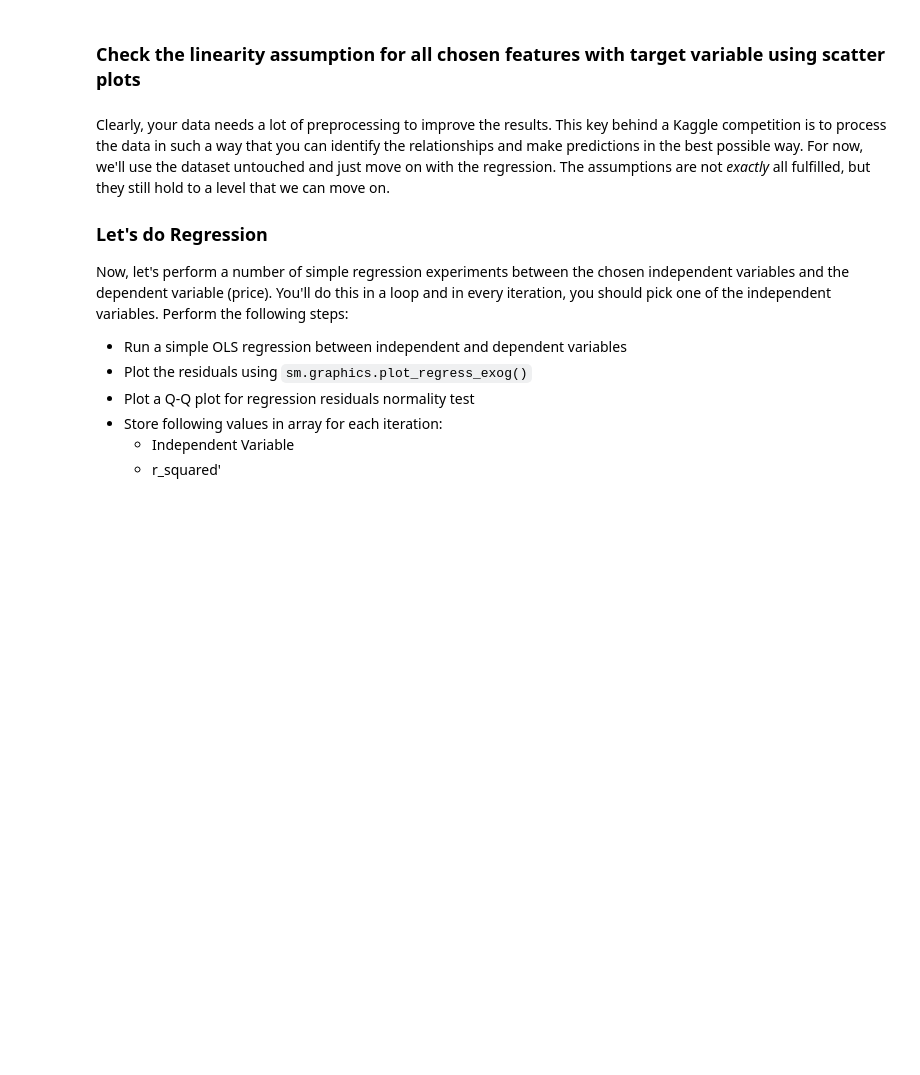
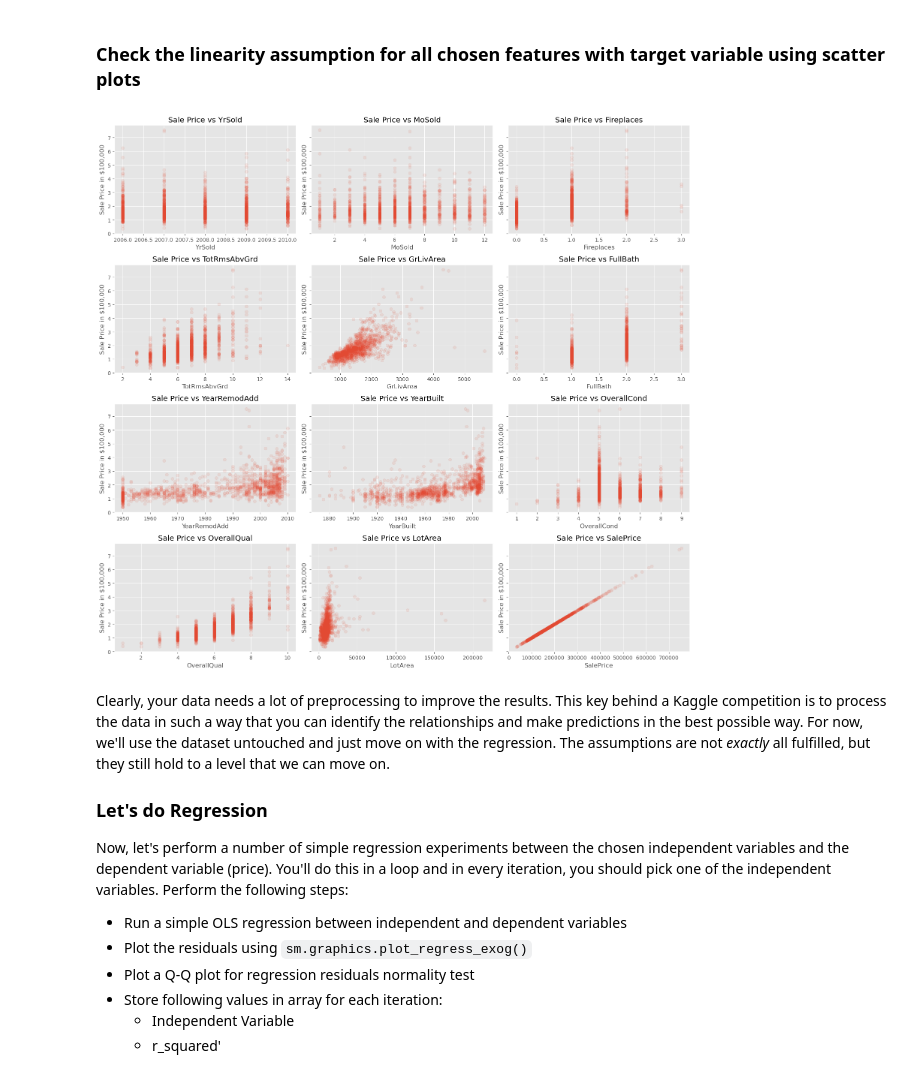
Before and after one commit to victormuuo07/dsc-regression-boston-lab, a Jupyter notebook: index.ipynb, the cells around one changed output. Cells and saved outputs as stored; diff of their text form; code cells hidden in the pictures; blank space fills up the shorter version.

```diff
--- a/index.ipynb
+++ b/index.ipynb
@@ -66,9 +66,16 @@ data.hist(figsize=(18,15), bins='auto');
 # %%
 # Your code here
 fig, axes =plt.subplots(nrows=4, ncols=3, figsize=(16,15), sharey=True)
 
 for ax, column in zip(axes.flatten(), data.columns):
-    ax.scatter(data[column], data['salePrice'] / 100_000, label=column, alpha=.1 )
+    ax.scatter(data[column], data['SalePrice'] / 100_000, label=column, alpha=.1)
+    ax.set_title(f'Sale Price vs {column}')
+    ax.set_xlabel(column)
+    ax.set_ylabel('Sale Price in $100,000')
+
+fig.tight_layout()
+# %% [output]
+[figure, added]
 # %% [markdown]
 Clearly, your data needs a lot of preprocessing to improve the results. This key behind a Kaggle competition is to process the data in such a way that you can identify the relationships and make predictions in the best possible way. For now, we'll use the dataset untouched and just move on with the regression. The assumptions are not _exactly_ all fulfilled, but they still hold to a level that we can move on.
 
```
Also changed, not shown: parts of 3 cells of this notebook.
